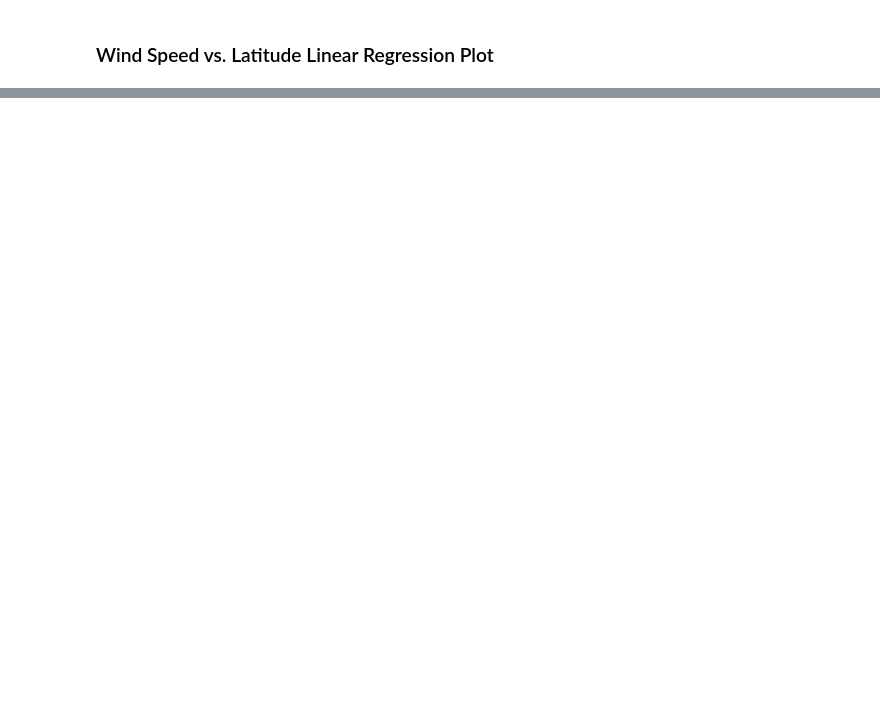
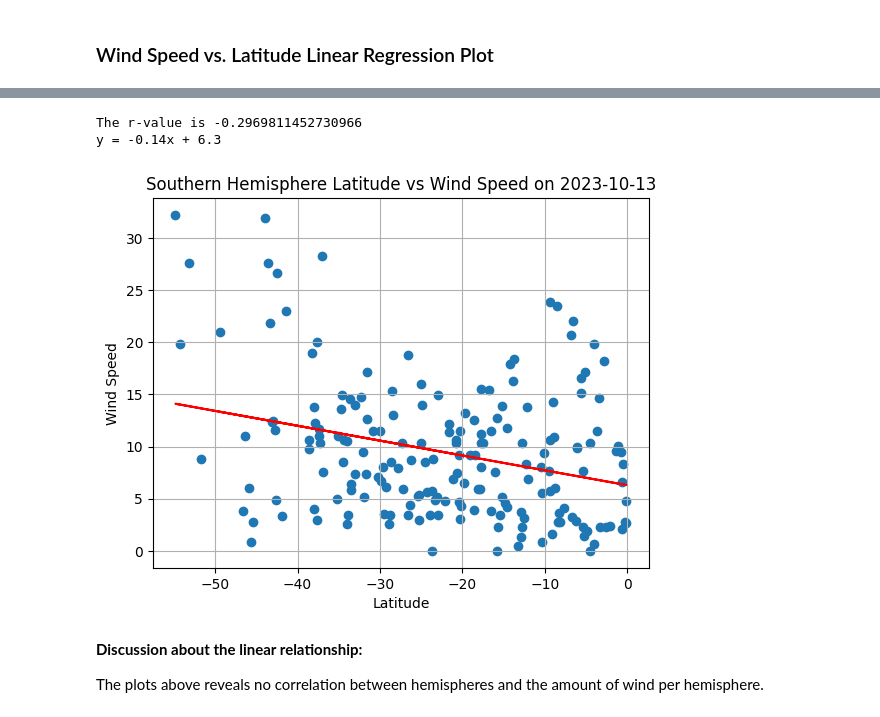
Before and after one commit to rabellan/python-api-challenge, a Jupyter notebook: WeatherPy/WeatherPy.ipynb, the cells around one changed output, grey strips where cells are left out. Saved outputs shown, nothing was run; the diff lists cells and outputs as text; code cells hidden in the pictures; blank space fills up the shorter version.

```diff
--- a/WeatherPy/WeatherPy.ipynb
+++ b/WeatherPy/WeatherPy.ipynb
@@ -523,0 +548,25 @@ The r-value is: 0.062239040700515696
+# %%
+#Southern Hem Wind Speed v Lat Linear Reg
+x_values = southern_hemi_df["Lat"]
+y_values = southern_hemi_df["Wind Speed"]
+
+regEQplotX = 45
+regEQplotY = 15
+
+y_label = "Wind Speed"
+
+plt.title(f'Southern Hemisphere Latitude vs Wind Speed on {runDate}')
+
+linearRegression(x_values,y_values,regEQplotX,regEQplotY,y_label)
+
+plt.savefig(f'./output_data/Northern Southern Latitude vs Wind Speed on {runDate}.png')
+
+plt.show()
+# %% [output]
+The r-value is -0.2969811452730966
+y = -0.14x + 6.3
+[figure, added]
+# %% [markdown]
+**Discussion about the linear relationship:**
+
+The plots above reveals no correlation between hemispheres and the amount of wind per hemisphere.
```
Also changed, not shown: parts of 9 cells of this notebook, 2 other files.
